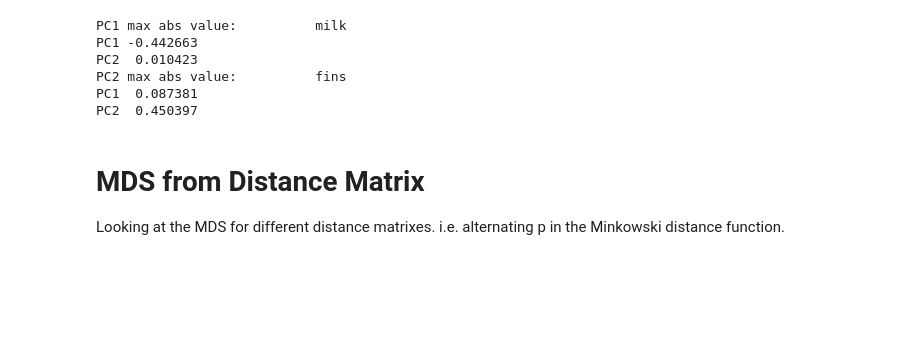
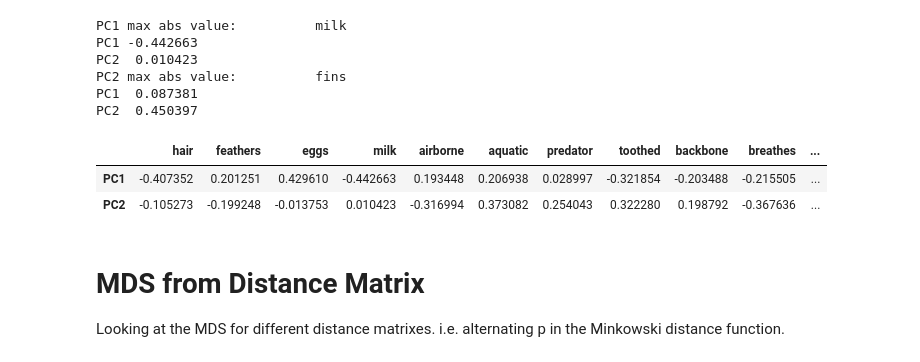
Before and after one commit to EricBojs/DD2423-Machine-Learning-Advanced-course, a Jupyter notebook: Assignment 1.ipynb, the cells around one changed output. Cells and saved outputs as stored; diff of their text form; code cells hidden in the pictures; blank space fills up the shorter version.

```diff
--- a/Assignment 1.ipynb
+++ b/Assignment 1.ipynb
@@ -66,10 +66,10 @@ In this section PCA is performed on the data set (x,y)
 # %%
 # This is PCA
 from sklearn.decomposition import PCA
-pca = PCA(n_components=2) # at least two components needed for visualization.
+pca = PCA(n_components=15) # at least two components needed for visualization.
 principalComponents = pca.fit_transform(x)
 principalDf = pd.DataFrame(data = principalComponents
-             , columns = [str('PC'+str(i)) for i in range(1,3)],index=df.index)
+             , columns = [str('PC'+str(i)) for i in range(1,16)],index=df.index)
 pcaDf = pd.concat([principalDf, df[['type']]], axis = 1)
 # %%
 # All of this is just plotting the data
@@ -109,7 +110,9 @@ plt.savefig('ExplainedVariance.pdf')
 # %% [output]
 [drawing not drawn]
 # %%
-PCA_comp = pd.DataFrame(pca.components_,columns=parameters, index=['PC1','PC2'])
+# Optain most influencial points
+PCA_comp = pd.DataFrame(pca.components_,columns=parameters, index=[str('PC'+str(i)) for i in range(1,16)])
+PCA_comp = PCA_comp.drop([str('PC'+str(i)) for i in range(3,16)])
 print("PC1 max abs value: "+str(PCA_comp.loc[:,max(abs(PCA_comp.iloc[0]))==abs(PCA_comp.iloc[0])]))
 print("PC2 max abs value: "+str(PCA_comp.loc[:,max(abs(PCA_comp.iloc[1]))==abs(PCA_comp.iloc[1])]))
 # %% [output]
@@ -119,6 +122,12 @@ PC2  0.010423
 PC2 max abs value:          fins
 PC1  0.087381
 PC2  0.450397
+# %%
+PCA_comp
+# %% [output]
+|  | hair | feathers | eggs | milk | airborne | aquatic | predator | toothed | backbone | breathes | ... |
+| PC1 | -0.407352 | 0.201251 | 0.429610 | -0.442663 | 0.193448 | 0.206938 | 0.028997 | -0.321854 | -0.203488 | -0.215505 | ... |
+| PC2 | -0.105273 | -0.199248 | -0.013753 | 0.010423 | -0.316994 | 0.373082 | 0.254043 | 0.322280 | 0.198792 | -0.367636 | ... |
 # %% [markdown]
 # MDS from Distance Matrix
 Looking at the MDS for different distance matrixes. i.e. alternating p in the Minkowski distance function.
```
Also changed, not shown: parts of 1 cell of this notebook.
